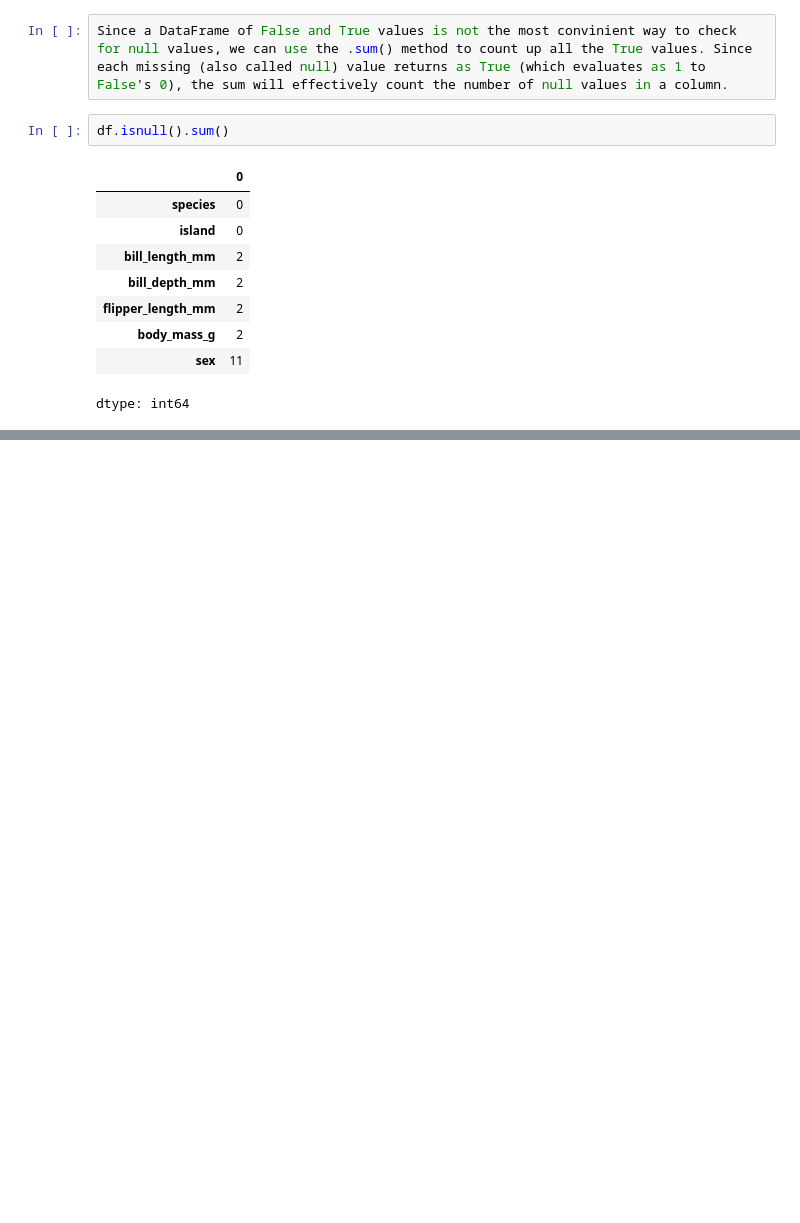
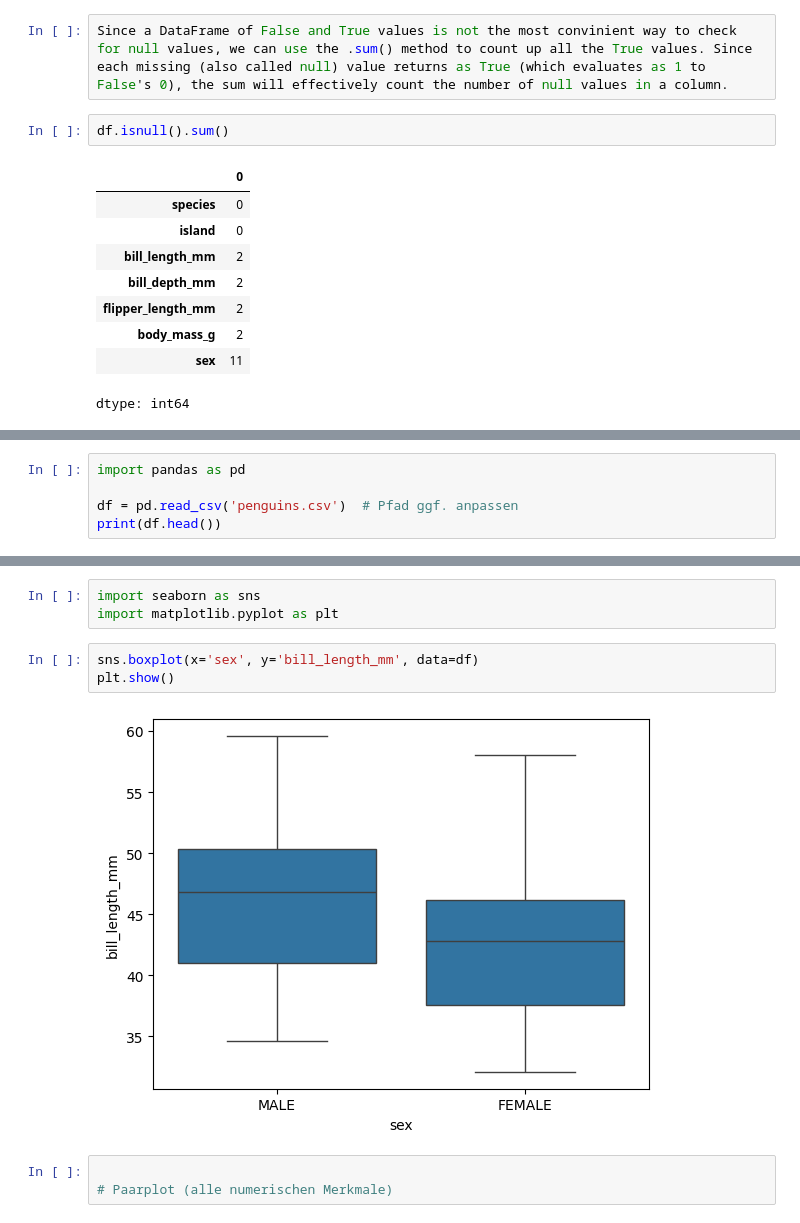
Before and after one commit to Dilek-D/Dilek-Goes-with-Panda-Coding-1, a Jupyter notebook: Dilek_Is_Flying_With_Panda.ipynb, the cells around one changed output, grey strips where cells are left out. Drawn from its saved outputs; the diff is of its cells as text; blank space fills up the shorter version.

```diff
--- a/Dilek_Is_Flying_With_Panda.ipynb
+++ b/Dilek_Is_Flying_With_Panda.ipynb
@@ -143,0 +264,5 @@ dtype: int64
+# %%
+import pandas as pd
+
+df = pd.read_csv('penguins.csv')  # Pfad ggf. anpassen
+print(df.head())
@@ -143,0 +283,11 @@ dtype: int64
+# %%
+import seaborn as sns
+import matplotlib.pyplot as plt
+# %%
+sns.boxplot(x='sex', y='bill_length_mm', data=df)
+plt.show()
+# %% [output]
+[figure, added]
+# %%
+
+# Paarplot (alle numerischen Merkmale)
```
Also changed, not shown: parts of 27 cells of this notebook.
